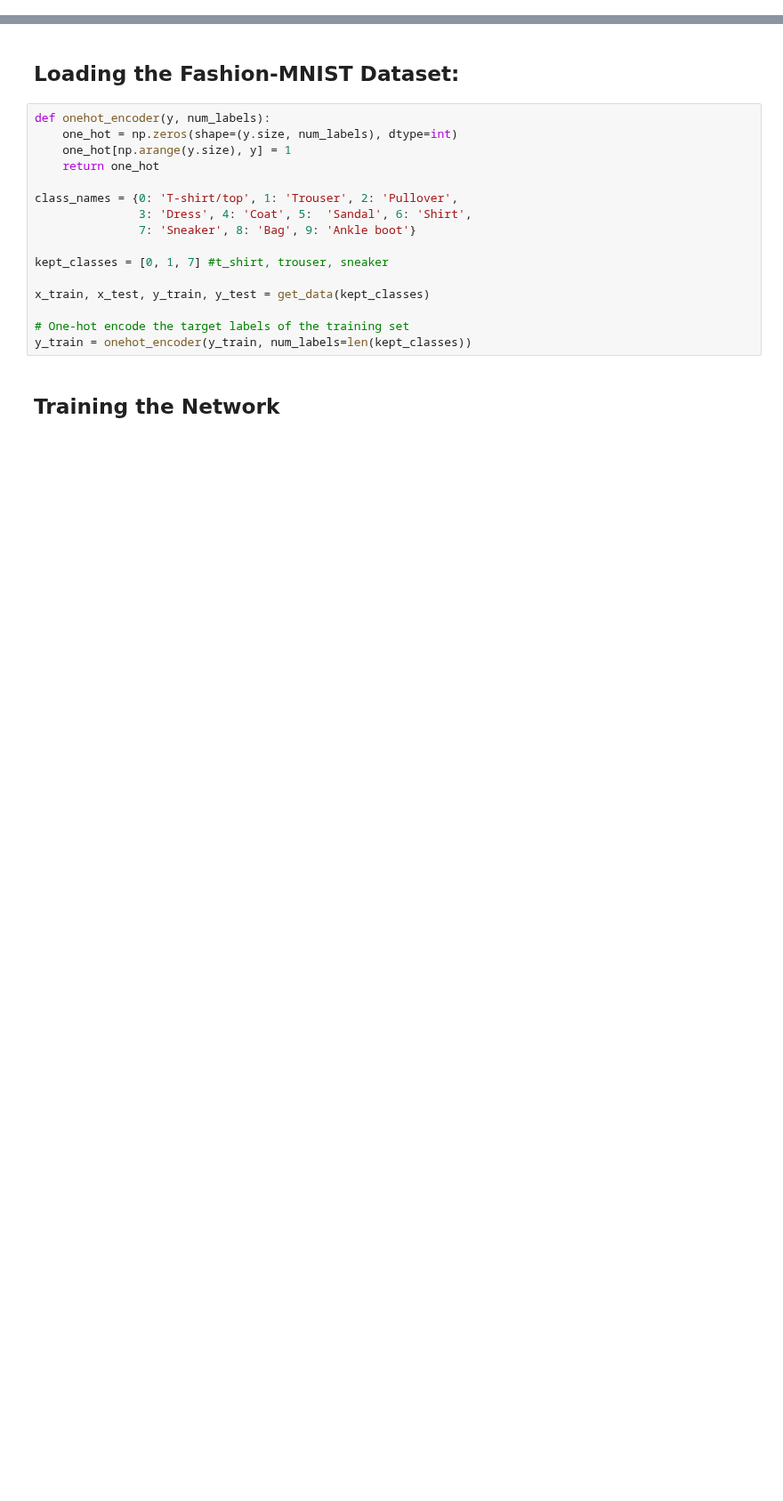
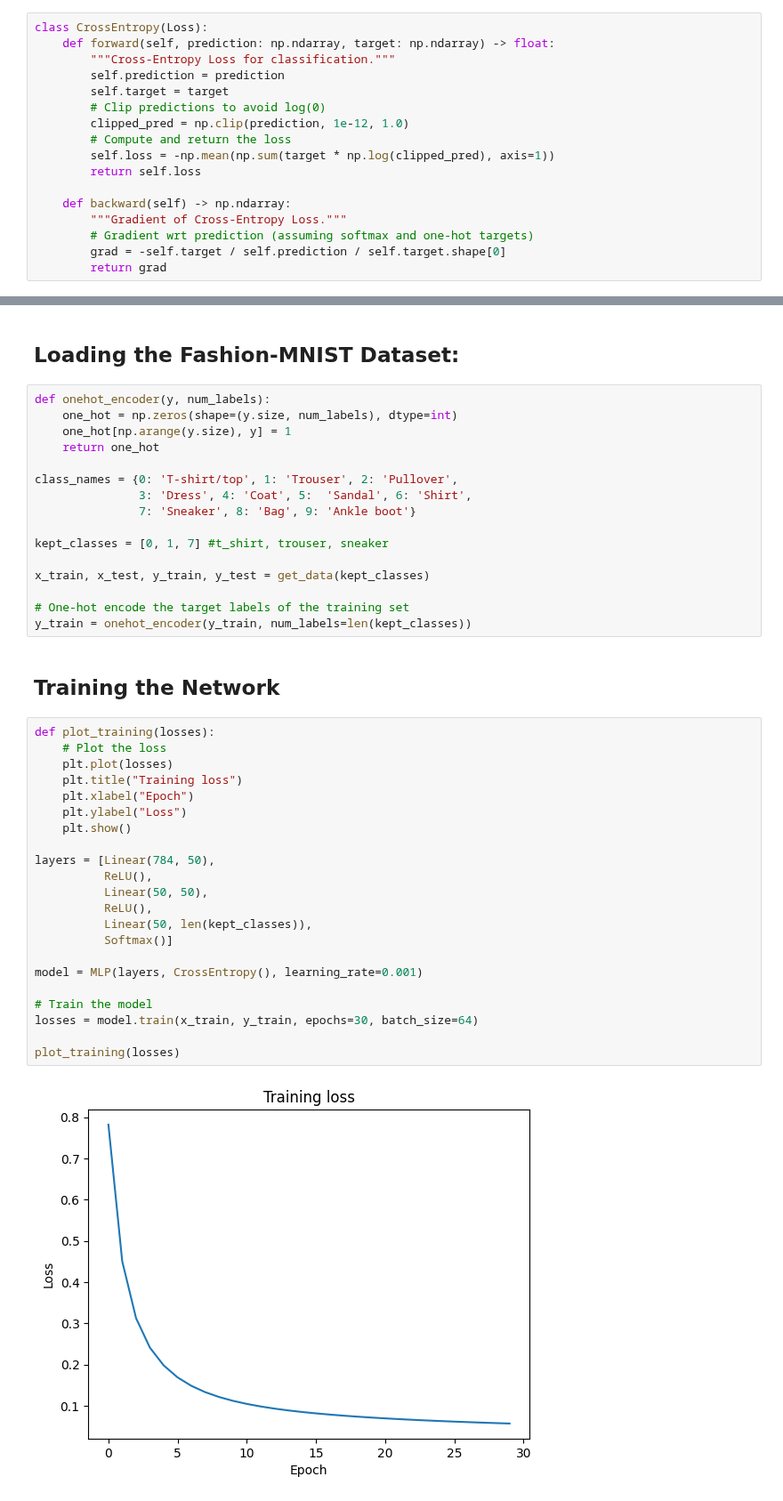
Before and after one commit to Ramtin-BeheshtAeen/intro-to-ml-code, a Jupyter notebook: introduction_to_machine_learning/Chapter_03_Neural_Network/session-1-NNs-from-scratch.ipynb, the cells around one changed output, grey strips where cells are left out. Shown at 89% size. Saved outputs shown, nothing was run; the diff lists cells and outputs as text; blank space fills up the shorter version.

Commit message:
implement training the network and finished plotting training loss

```diff
--- a/introduction_to_machine_learning/Chapter_03_Neural_Network/session-1-NNs-from-scratch.ipynb
+++ b/introduction_to_machine_learning/Chapter_03_Neural_Network/session-1-NNs-from-scratch.ipynb
@@ -48,3 +163,20 @@ class Loss:
+# %%
+class CrossEntropy(Loss):
+    def forward(self, prediction: np.ndarray, target: np.ndarray) -> float:
+        """Cross-Entropy Loss for classification."""
+        self.prediction = prediction
+        self.target = target
+        # Clip predictions to avoid log(0)
+        clipped_pred = np.clip(prediction, 1e-12, 1.0)
+        # Compute and return the loss
+        self.loss = -np.mean(np.sum(target * np.log(clipped_pred), axis=1))
+        return self.loss
+
+    def backward(self) -> np.ndarray:
+        """Gradient of Cross-Entropy Loss."""
+        # Gradient wrt prediction (assuming softmax and one-hot targets)
+        grad = -self.target / self.prediction / self.target.shape[0]
+        return grad
 # %% [markdown]
 ## Neural Network:
 # %%
@@ -388,3 +520,27 @@ x_train, x_test, y_train, y_test = get_data(kept_classes)
 y_train = onehot_encoder(y_train, num_labels=len(kept_classes))
 # %% [markdown]
 ## Training the Network
+# %%
+def plot_training(losses):
+    # Plot the loss
+    plt.plot(losses)
+    plt.title("Training loss")
+    plt.xlabel("Epoch")
+    plt.ylabel("Loss")
+    plt.show()
+
+layers = [Linear(784, 50),
+          ReLU(),
+          Linear(50, 50),
+          ReLU(),
+          Linear(50, len(kept_classes)),
+          Softmax()]
+
+model = MLP(layers, CrossEntropy(), learning_rate=0.001)
+
+# Train the model
+losses = model.train(x_train, y_train, epochs=30, batch_size=64)
+
+plot_training(losses)
+# %% [output]
+[figure, added]
```
Also changed, not shown: parts of 12 cells of this notebook.
